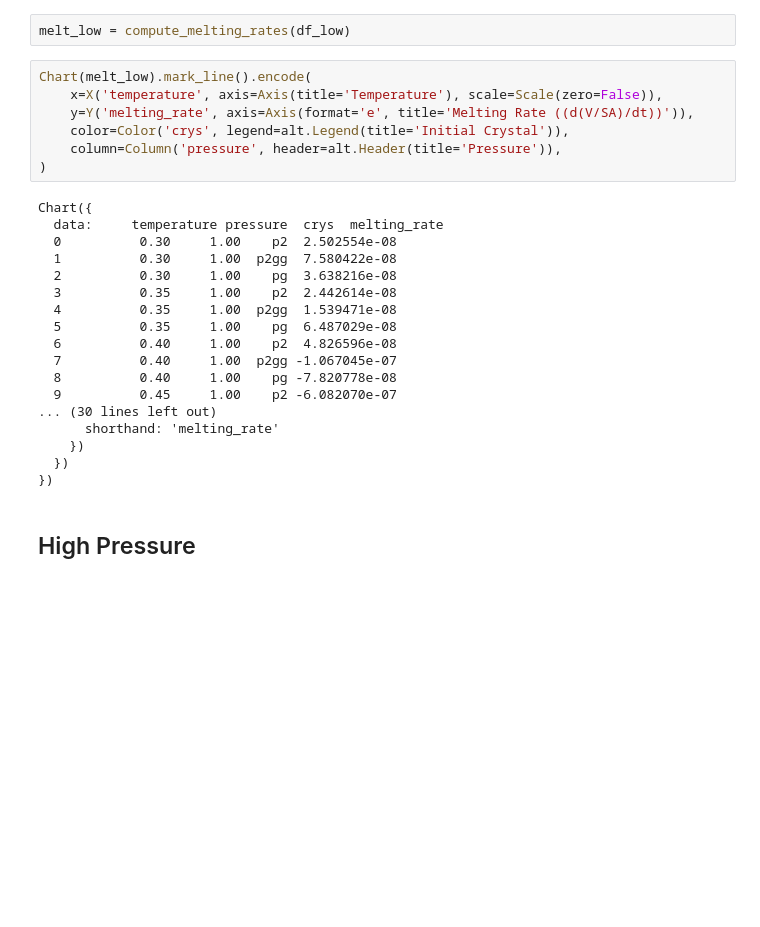
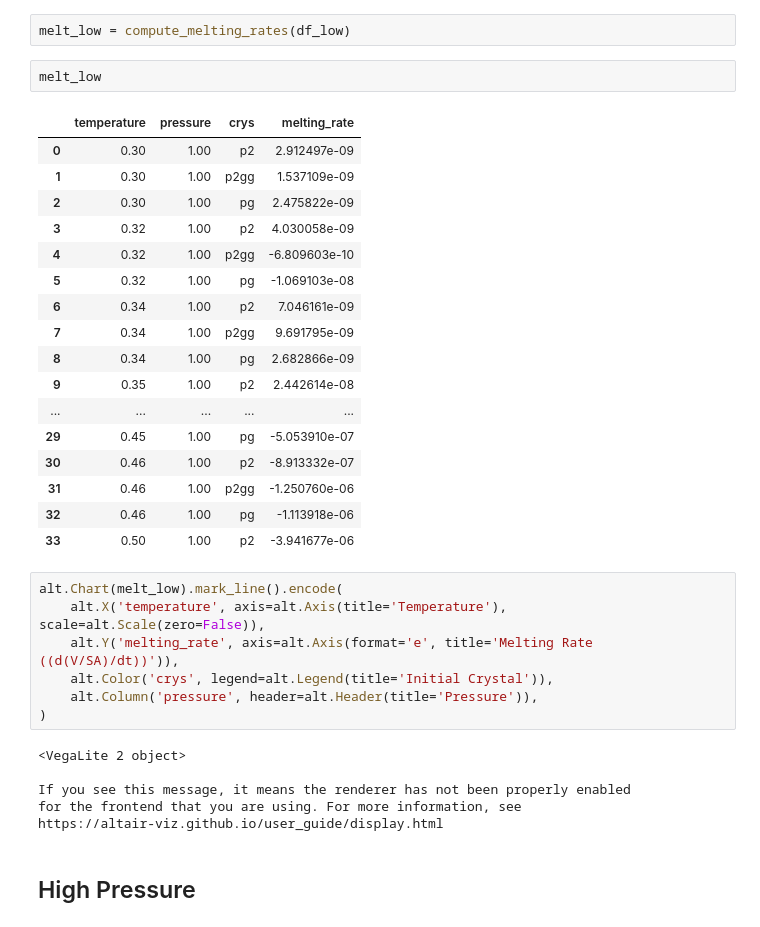
Before and after one commit to malramsay64/Crystal_Melting, a Jupyter notebook: notebooks/Crystal_Fractions.ipynb, the cells around one changed output. Saved outputs shown, nothing was run; the diff lists cells and outputs as text; blank space fills up the shorter version.

Commit message:
NB Add notebooks using nbdime

```diff
--- a/notebooks/Crystal_Fractions.ipynb
+++ b/notebooks/Crystal_Fractions.ipynb
@@ -75,30 +92,38 @@ If you're reading this message in another frontend (for example, a static render
 # %%
 melt_low = compute_melting_rates(df_low)
+# %%
+melt_low
+# %% [output]
+|  | temperature | pressure | crys | melting_rate |
+| 0 | 0.30 | 1.00 | p2 | 2.912497e-09 |
+| 1 | 0.30 | 1.00 | p2gg | 1.537109e-09 |
+| 2 | 0.30 | 1.00 | pg | 2.475822e-09 |
+| 3 | 0.32 | 1.00 | p2 | 4.030058e-09 |
+| 4 | 0.32 | 1.00 | p2gg | -6.809603e-10 |
+| 5 | 0.32 | 1.00 | pg | -1.069103e-08 |
+| 6 | 0.34 | 1.00 | p2 | 7.046161e-09 |
+| 7 | 0.34 | 1.00 | p2gg | 9.691795e-09 |
+| 8 | 0.34 | 1.00 | pg | 2.682866e-09 |
+| 9 | 0.35 | 1.00 | p2 | 2.442614e-08 |
+| ... | ... | ... | ... | ... |
+| 29 | 0.45 | 1.00 | pg | -5.053910e-07 |
+| 30 | 0.46 | 1.00 | p2 | -8.913332e-07 |
+| 31 | 0.46 | 1.00 | p2gg | -1.250760e-06 |
+| 32 | 0.46 | 1.00 | pg | -1.113918e-06 |
+| 33 | 0.50 | 1.00 | p2 | -3.941677e-06 |
 # %%
-Chart(melt_low).mark_line().encode(
-    x=X('temperature', axis=Axis(title='Temperature'), scale=Scale(zero=False)),
-    y=Y('melting_rate', axis=Axis(format='e', title='Melting Rate ((d(V/SA)/dt))')),
-    color=Color('crys', legend=alt.Legend(title='Initial Crystal')),
-    column=Column('pressure', header=alt.Header(title='Pressure')),
+alt.Chart(melt_low).mark_line().encode(
+    alt.X('temperature', axis=alt.Axis(title='Temperature'), scale=alt.Scale(zero=False)),
+    alt.Y('melting_rate', axis=alt.Axis(format='e', title='Melting Rate ((d(V/SA)/dt))')),
+    alt.Color('crys', legend=alt.Legend(title='Initial Crystal')),
+    alt.Column('pressure', header=alt.Header(title='Pressure')),
 )
 # %% [output]
-Chart({
-  data:     temperature pressure  crys  melting_rate
-  0          0.30     1.00    p2  2.502554e-08
-  1          0.30     1.00  p2gg  7.580422e-08
-  2          0.30     1.00    pg  3.638216e-08
-  3          0.35     1.00    p2  2.442614e-08
-  4          0.35     1.00  p2gg  1.539471e-08
-  5          0.35     1.00    pg  6.487029e-08
-  6          0.40     1.00    p2  4.826596e-08
-  7          0.40     1.00  p2gg -1.067045e-07
-  8          0.40     1.00    pg -7.820778e-08
-  9          0.45     1.00    p2 -6.082070e-07
-... (30 lines left out)
-      shorthand: 'melting_rate'
-    })
-  })
-})
+<VegaLite 2 object>
+
+If you see this message, it means the renderer has not been properly enabled
+for the frontend that you are using. For more information, see
+https://altair-viz.github.io/user_guide/display.html
 # %% [markdown]
 ## High Pressure
 # %%
```
Also changed, not shown: parts of 9 cells of this notebook.
